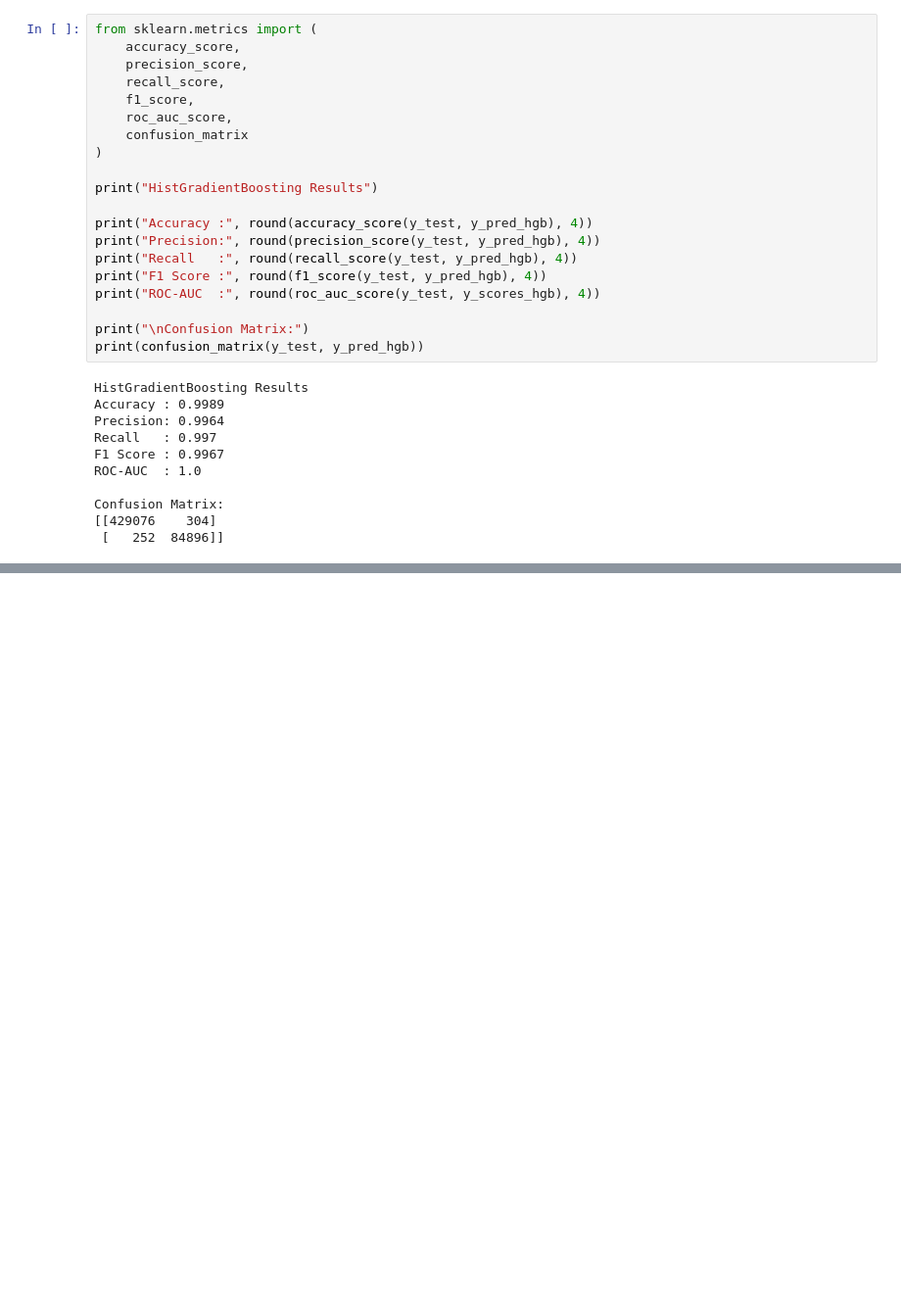
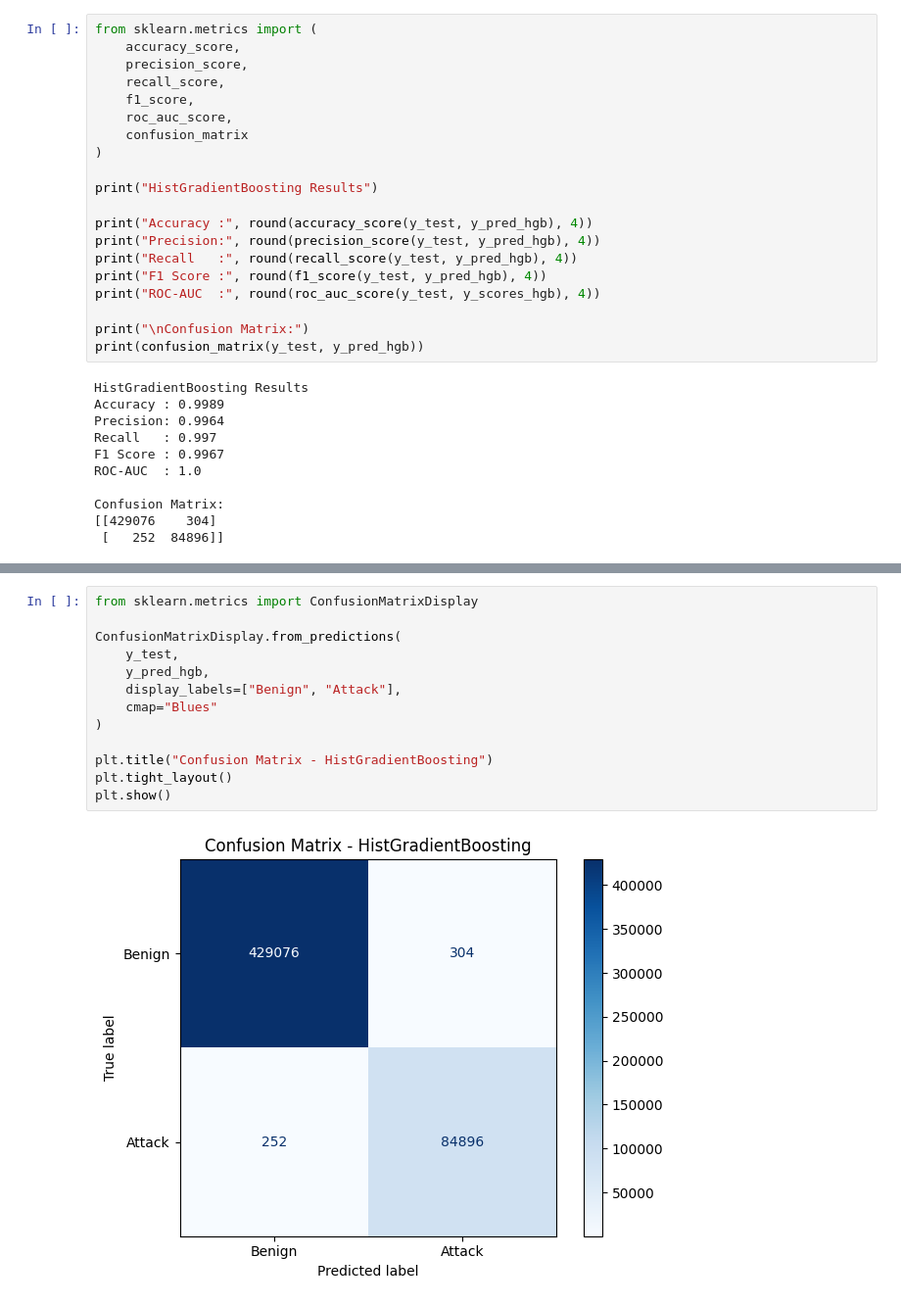
Before and after one commit to YP1545/IDS_project, a Jupyter notebook: notebooks/boosted_ensemble_experiments.ipynb, the cells around one changed output, grey strips where cells are left out. Shown at 98% size. Saved outputs shown, nothing was run; the diff lists cells and outputs as text; blank space fills up the shorter version.

```diff
--- a/notebooks/boosted_ensemble_experiments.ipynb
+++ b/notebooks/boosted_ensemble_experiments.ipynb
@@ -131,0 +177,15 @@ Confusion Matrix:
+# %%
+from sklearn.metrics import ConfusionMatrixDisplay
+
+ConfusionMatrixDisplay.from_predictions(
+    y_test,
+    y_pred_hgb,
+    display_labels=["Benign", "Attack"],
+    cmap="Blues"
+)
+
+plt.title("Confusion Matrix - HistGradientBoosting")
+plt.tight_layout()
+plt.show()
+# %% [output]
+[figure, added]
```
Also changed, not shown: parts of 4 cells of this notebook, 1 other file.
